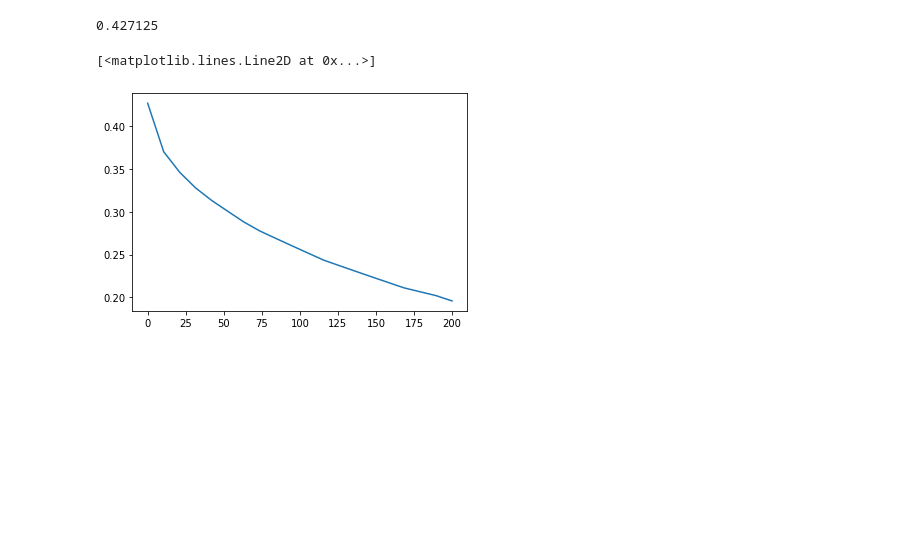
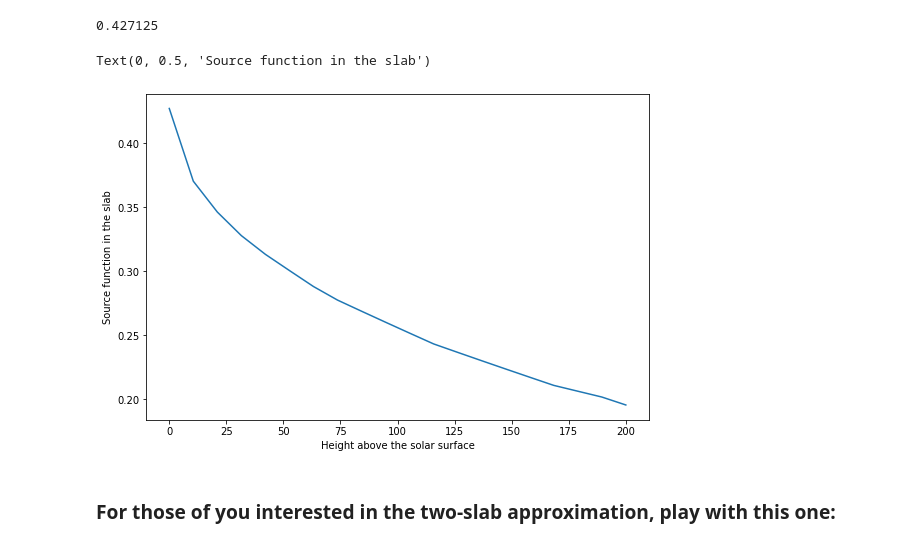
Before and after one commit to ivanzmilic/dkist_workshop_5, a Jupyter notebook: slab_model.ipynb, the cells around one changed output. Saved outputs shown, nothing was run; the diff lists cells and outputs as text; code cells hidden in the pictures; blank space fills up the shorter version.

Commit message:
Post - lecture version of the slab_model notebook

```diff
--- a/slab_model.ipynb
+++ b/slab_model.ipynb
@@ -213,11 +236,11 @@ tau = 1.0
 S = np.linspace(0.2,2.0,10)
 I0 = 1.0
 # %%
-plt.figure(figsize=[8,7])
+plt.figure(figsize=[9,7])
 for i in range(0,10):
     spectrum = slab_fwd(tau,S[i],I0,vlos,vth,damp,ll)
     plt.plot(ll,spectrum,label='$S$='+str(S[i]))
-    plt.ylim([0,1.5])
+    plt.ylim([0,2.0])
     plt.legend()
     plt.xlabel("Wavelength [Angstrom]")
     plt.ylabel("Intensity")
@@ -248,7 +285,7 @@ def slab_composite(tau,S,I0,vlos,vth,damp,ll):
 # %%
 vlos = 0.0
 vth = 5.0
-damp = 0.1
+damp = 0.5
 tau = 1.0
 S = 1.0
 I0 = 0.0
@@ -269,8 +306,8 @@ vlos = 0.0
 vth = 5.0
 damp = 0.1
 tau = 10.** np.linspace(-1,1,5)
-S = 1.0
-I0 = 0.0
+S = 0.5
+I0 = 1.0
 ll = np.linspace(10828.5,10831.5,301)
 plt.figure(figsize=[8,5])
 for i in range(0,5):
@@ -365,8 +402,8 @@ def calculate_S(H):
         if (sinthetap[i] <= 1.0):
 
             mup = np.sqrt(1-sinthetap[i]**2.0)
-            I = 0.7 + 0.3 * mup # super simple limb darkening law
-            S += I * mustep * 0.5
+            I_outgoing = 0.7 + 0.3 * mup # super simple limb darkening law
+            S += I_outgoing * mustep * 0.5
 
     return S
 # %%
@@ -378,14 +415,19 @@ print (calculate_S(0.0))
 # %%
 # And we can, for example ,calculate how S changes with height:
 
 H = np.linspace(0,200,20)
 
 S = np.zeros(20)
 
 for i in range(0,20):
     S[i] = calculate_S(H[i])
 
+plt.figure(figsize=[9,6])
 plt.plot(H,S)
+plt.xlabel("Height above the solar surface")
+plt.ylabel("Source function in the slab")
 # %% [output]
-[<matplotlib.lines.Line2D at 0x...>]
+Text(0, 0.5, 'Source function in the slab')
-[figure, old version]
+[figure, new version]
+# %% [markdown]
+### For those of you interested in the two-slab approximation, play with this one:
```
Also changed, not shown: parts of 19 cells of this notebook, 1 other file.
